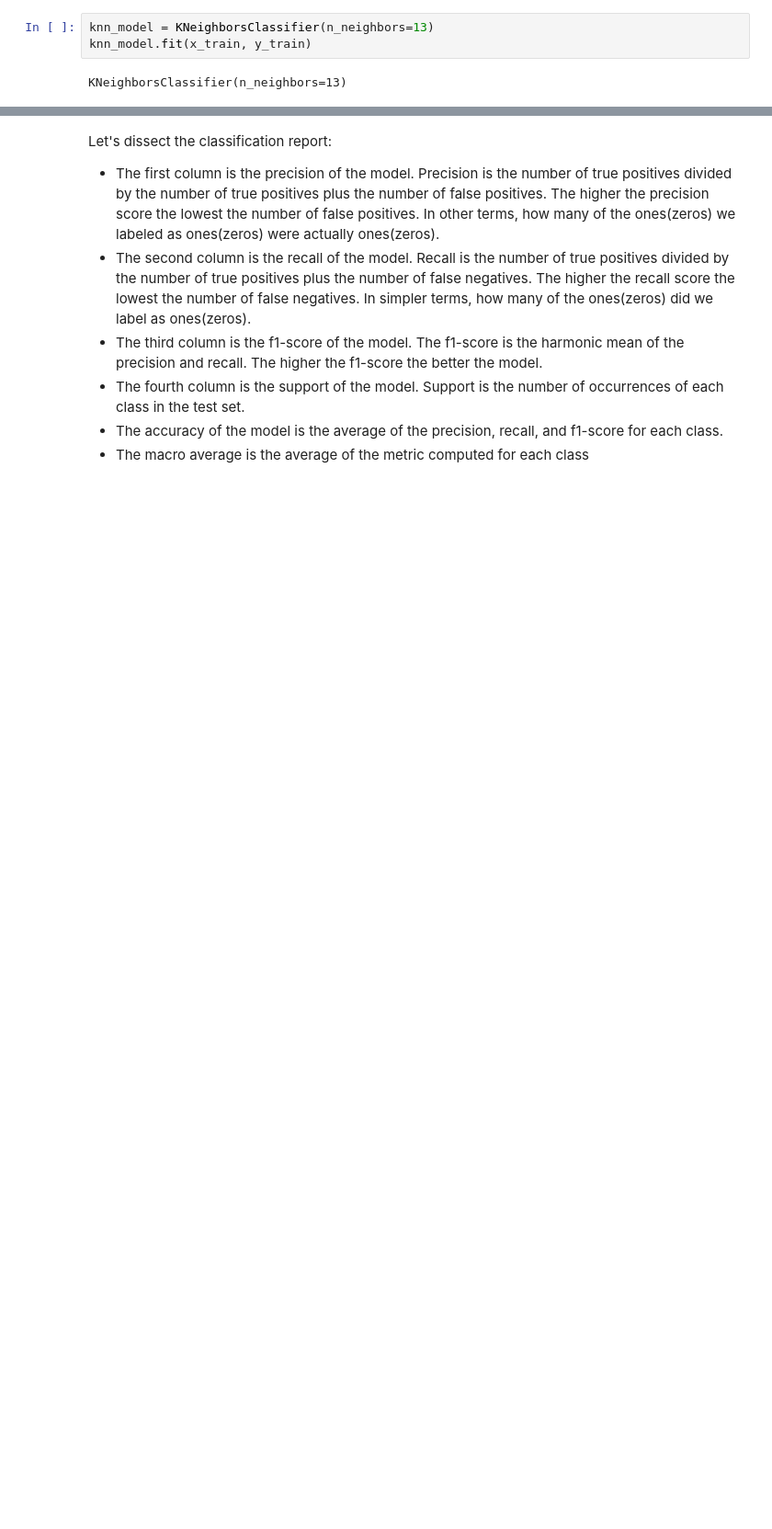
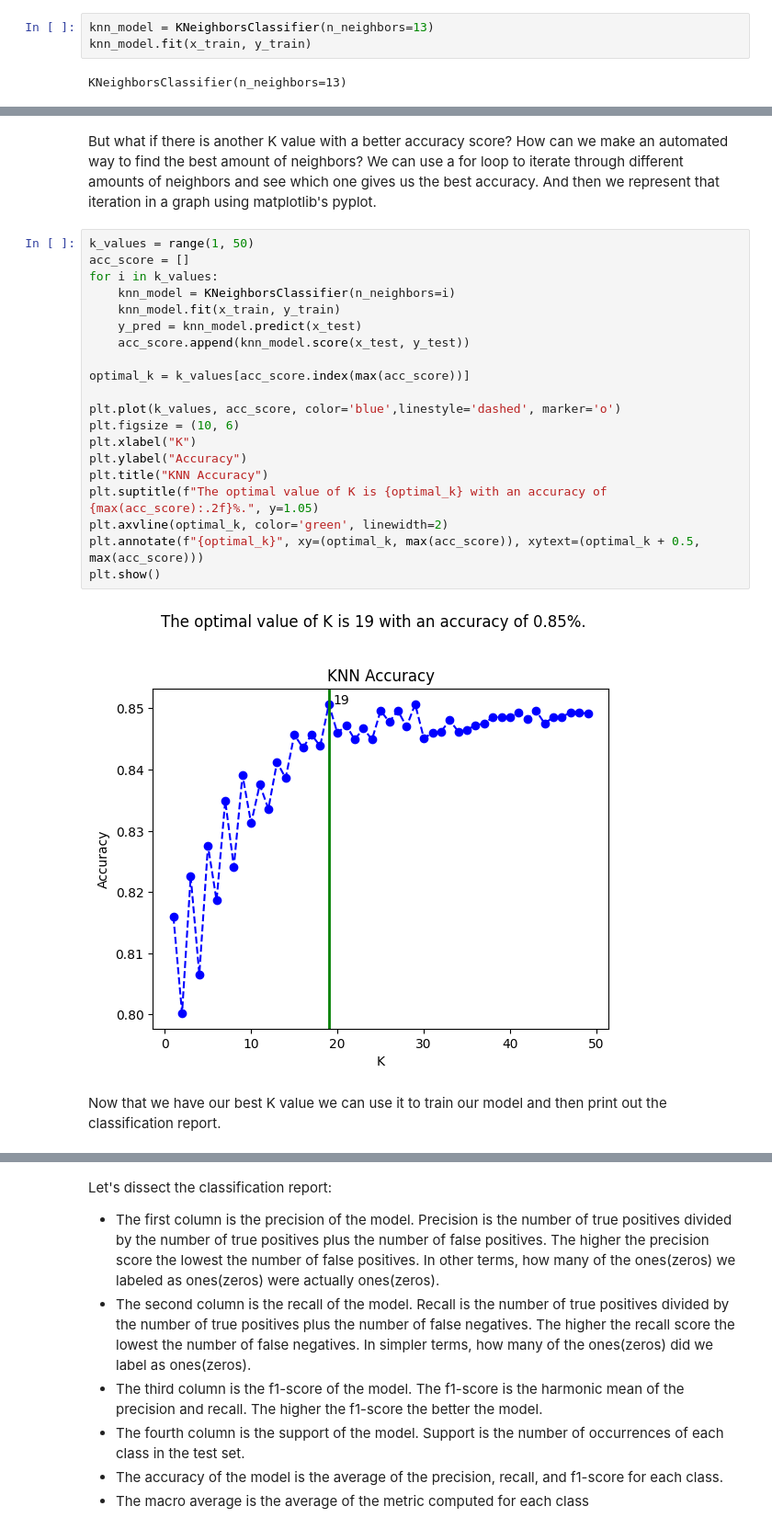
Before and after one commit to PonteRP/Machine_Learning_Tutorials, a Jupyter notebook: MAGIC Gamma Telescope Data Set/Gamma_Telescope.ipynb, the cells around one changed output, grey strips where cells are left out. Shown at 92% size. Cells and saved outputs as stored; diff of their text form; blank space fills up the shorter version.

```diff
--- a/MAGIC Gamma Telescope Data Set/Gamma_Telescope.ipynb
+++ b/MAGIC Gamma Telescope Data Set/Gamma_Telescope.ipynb
@@ -167,0 +168,28 @@ weighted avg       0.83      0.83      0.83      3804
+# %% [markdown]
+But what if there is another K value with a better accuracy score? How can we make an automated way to find the best amount of neighbors?
+We can use a for loop to iterate through different amounts of neighbors and see which one gives us the best accuracy.
+And then we represent that iteration in a graph using matplotlib's pyplot.
+# %%
+k_values = range(1, 50)
+acc_score = []
+for i in k_values:
+    knn_model = KNeighborsClassifier(n_neighbors=i)
+    knn_model.fit(x_train, y_train)
+    y_pred = knn_model.predict(x_test)
+    acc_score.append(knn_model.score(x_test, y_test))
+
+optimal_k = k_values[acc_score.index(max(acc_score))]
+
+plt.plot(k_values, acc_score, color='blue',linestyle='dashed', marker='o')
+plt.figsize = (10, 6)
+plt.xlabel("K")
+plt.ylabel("Accuracy")
+plt.title("KNN Accuracy")
+plt.suptitle(f"The optimal value of K is {optimal_k} with an accuracy of {max(acc_score):.2f}%.", y=1.05)
+plt.axvline(optimal_k, color='green', linewidth=2)
+plt.annotate(f"{optimal_k}", xy=(optimal_k, max(acc_score)), xytext=(optimal_k + 0.5, max(acc_score)))
+plt.show()
+# %% [output]
+[figure, added]
+# %% [markdown]
+Now that we have our best K value we can use it to train our model and then print out the classification report.
```
Also changed, not shown: parts of 9 cells of this notebook, 1 other file.
